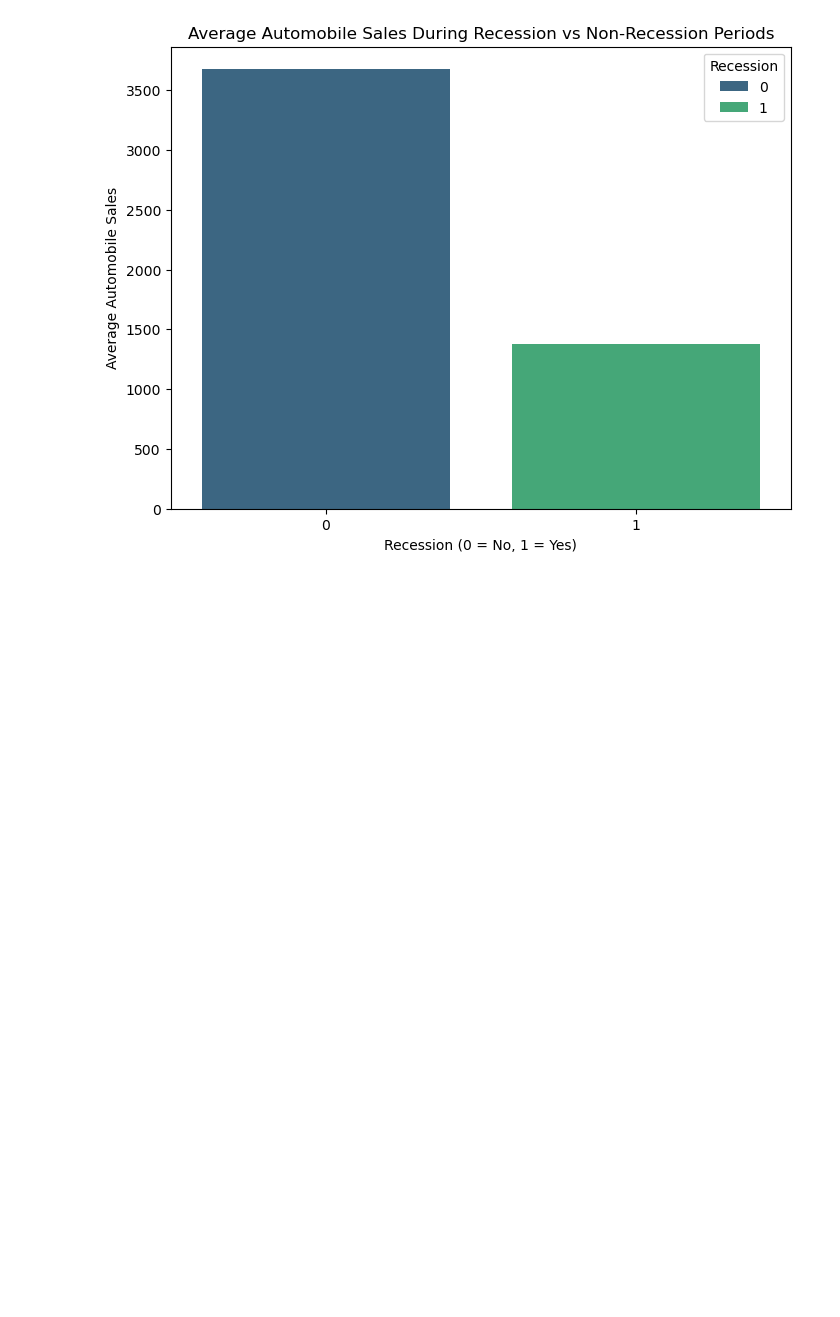
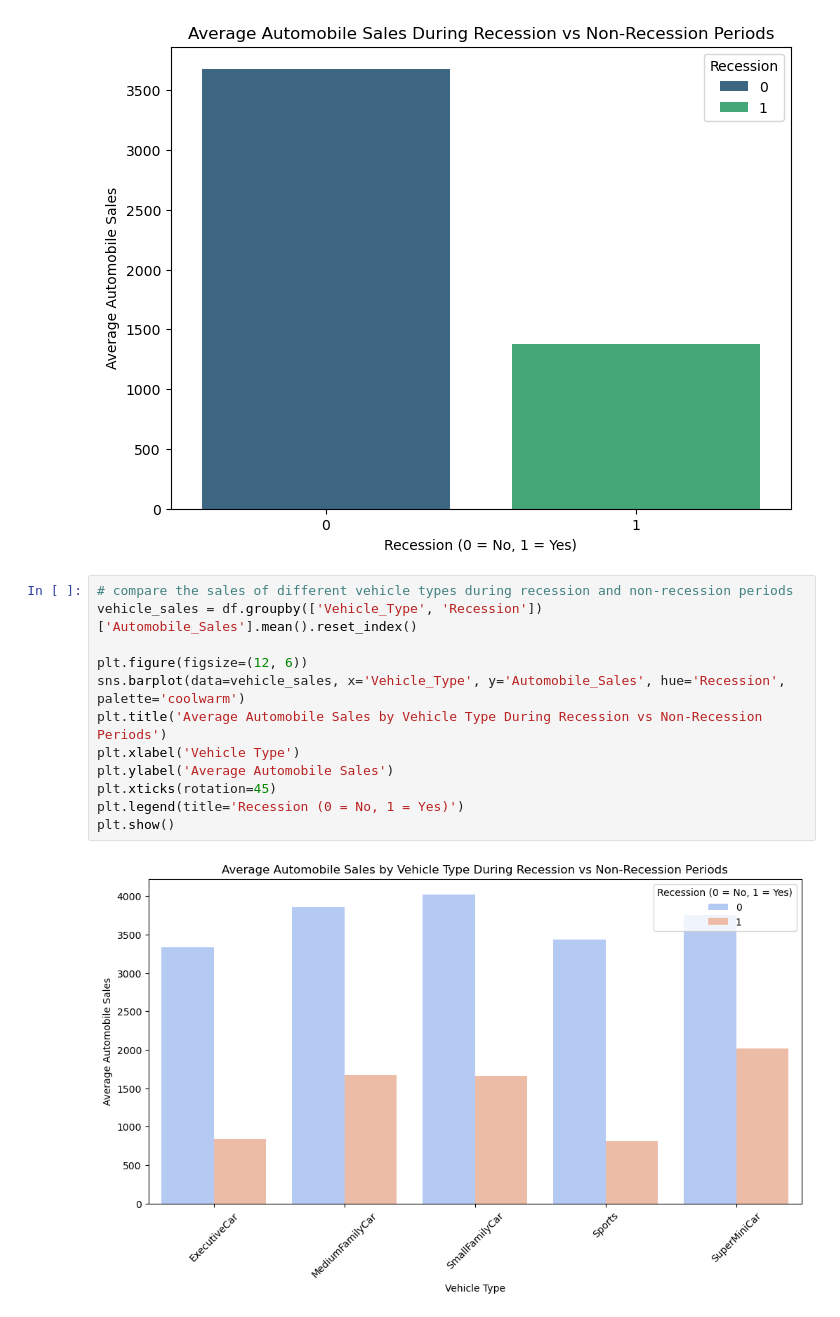
Before and after one commit to restjohnson/automobile_recession, a Jupyter notebook: automobile_jupyter.ipynb, the cells around one changed output. Saved outputs shown, nothing was run; the diff lists cells and outputs as text; blank space fills up the shorter version.

Commit message:
updates to the barplot for recession vs non-recession comparison sales

```diff
--- a/automobile_jupyter.ipynb
+++ b/automobile_jupyter.ipynb
@@ -125,3 +125,17 @@ plt.ylabel('Average Automobile Sales')
 plt.show()
 # %% [output]
 [figure]
+# %%
+# compare the sales of different vehicle types during recession and non-recession periods
+vehicle_sales = df.groupby(['Vehicle_Type', 'Recession'])['Automobile_Sales'].mean().reset_index()
+
+plt.figure(figsize=(12, 6))
+sns.barplot(data=vehicle_sales, x='Vehicle_Type', y='Automobile_Sales', hue='Recession', palette='coolwarm')
+plt.title('Average Automobile Sales by Vehicle Type During Recession vs Non-Recession Periods')
+plt.xlabel('Vehicle Type')
+plt.ylabel('Average Automobile Sales')
+plt.xticks(rotation=45)
+plt.legend(title='Recession (0 = No, 1 = Yes)')
+plt.show()
+# %% [output]
+[figure, added]
```
Also changed, not shown: parts of 1 cell of this notebook.
